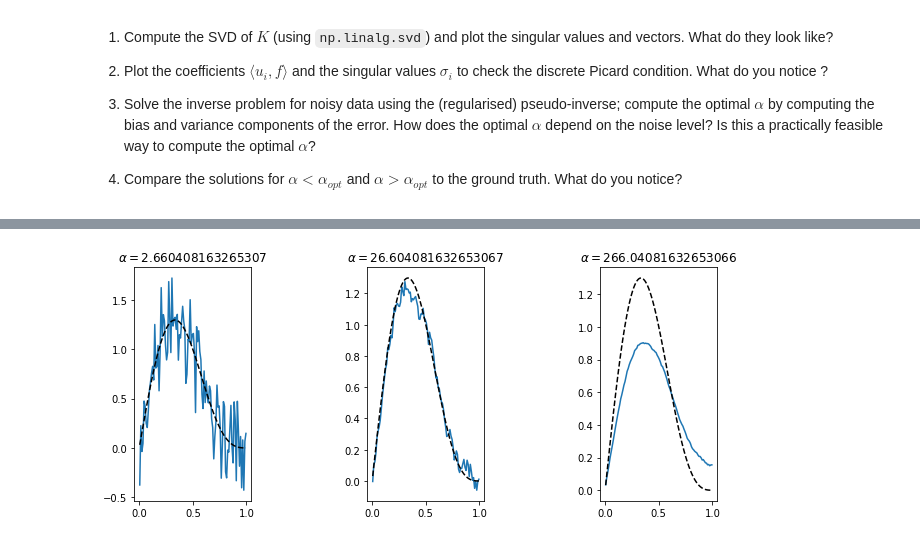
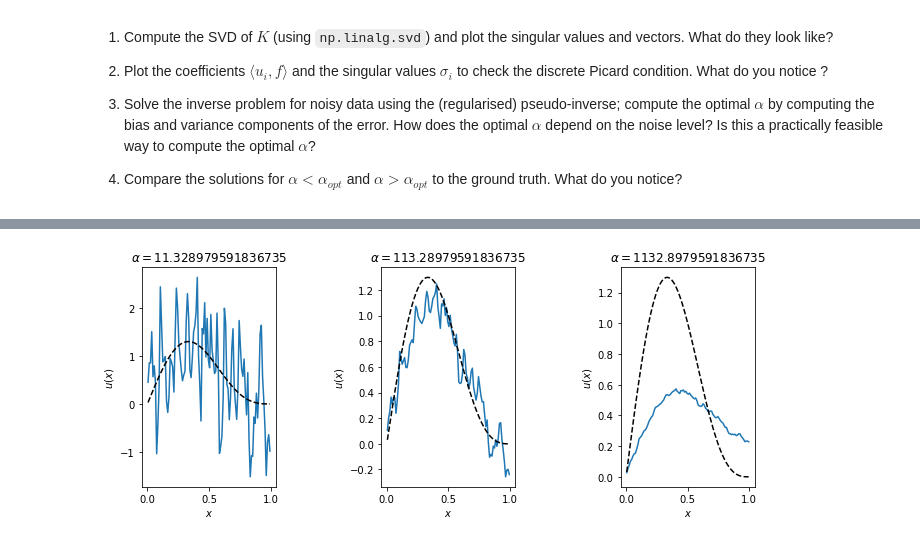
Before and after one commit to freyyia/xCTing_training, a Jupyter notebook: notebooks/Linear_IP_answers.ipynb, the cells around one changed output, grey strips where cells are left out. Cells and saved outputs as stored; diff of their text form; code cells hidden in the pictures.

```diff
--- a/notebooks/Linear_IP_answers.ipynb
+++ b/notebooks/Linear_IP_answers.ipynb
@@ -36,7 +36,7 @@ import matplotlib as mpl
 
 # define forward operator
 n = 100
-delta = 1e-2
+delta = 1e1
 K,x = getK(n)
 
 # define ground truth and compute data
@@ -73,11 +85,12 @@ U, s, Vh = np.linalg.svd(K, full_matrices=True)
 fig, ax = plt.subplots(2,5)
 
 for i in range(5):
-  ax[0,i].plot(x,U[:,i])
-  ax[0,i].set_title(r'$u$'+str(i))
-  ax[1,i].plot(x,Vh[i,:])
-  ax[1,i].set_title(r'$v$'+str(i))
-
+    ax[0,i].plot(x,U[:,i])
+    ax[0,i].set_title(r'$u$'+str(i))
+    ax[0,i].set_xlabel(r'$x$')
+    ax[1,i].plot(x,Vh[i,:])
+    ax[1,i].set_title(r'$v$'+str(i))
+    ax[1,i].set_xlabel(r'$x$')
 fig.tight_layout()
 fig.set_figwidth(10)
 # %% [output]
@@ -104,8 +135,9 @@ bias = lambda alpha : np.linalg.norm(u_clean(0) - u_clean(alpha))
 variance = lambda alpha : np.linalg.norm(u_clean(alpha) - u_noise(alpha))
 total = lambda alpha : np.linalg.norm(u_clean(0) - u_noise(alpha))
 # %%
+# plot
 na = 50
-alpha = np.linspace(.1,100,na)
+alpha = np.linspace(.1,150,na)
 error_b = np.zeros(na)
 error_v = np.zeros(na)
 error_t = np.zeros(na)
@@ -117,12 +149,14 @@ for i in range(na):
 
 alpha_opt = alpha[np.argmin(error_t)]
 
+print('delta         = ', delta)
 print('optimal alpha = ', alpha_opt)
+
 plt.plot(alpha,error_b,label='bias')
 plt.plot(alpha,error_v,label='variance')
 plt.plot(alpha,error_t,label='total')
-
-plt.xlim([0,100])
+plt.plot(alpha_opt, error_t[np.argmin(error_t)],'o')
+plt.xlim([0,150])
 plt.ylim([0,2])
 plt.xlabel(r'$\alpha$')
 plt.ylabel('error')
@@ -134,14 +172,16 @@ optimal alpha =  2.138775510204082
 # %%
-#
+# plot solution for range of alpha's
 alphas = [1e-1*alpha_opt, alpha_opt, 1e1*alpha_opt]
 nas = len(alphas)
 fig, ax = plt.subplots(1,nas)
 for i in range(nas):
-  ax[i].plot(x,u_noise(alphas[i]))
-  ax[i].plot(x,u,'k--')
-  ax[i].set_title(r'$\alpha=$'+str(alphas[i]))
+    ax[i].plot(x,u_noise(alphas[i]))
+    ax[i].plot(x,u,'k--')
+    ax[i].set_title(r'$\alpha=$'+str(alphas[i]))
+    ax[i].set_xlabel(r'$x$')
+    ax[i].set_ylabel(r'$u(x)$')
 
 fig.tight_layout()
 fig.set_figwidth(10)
 # %% [output]
-[figure, old version]
+[figure, new version]
```
Also changed, not shown: parts of 10 cells of this notebook.
